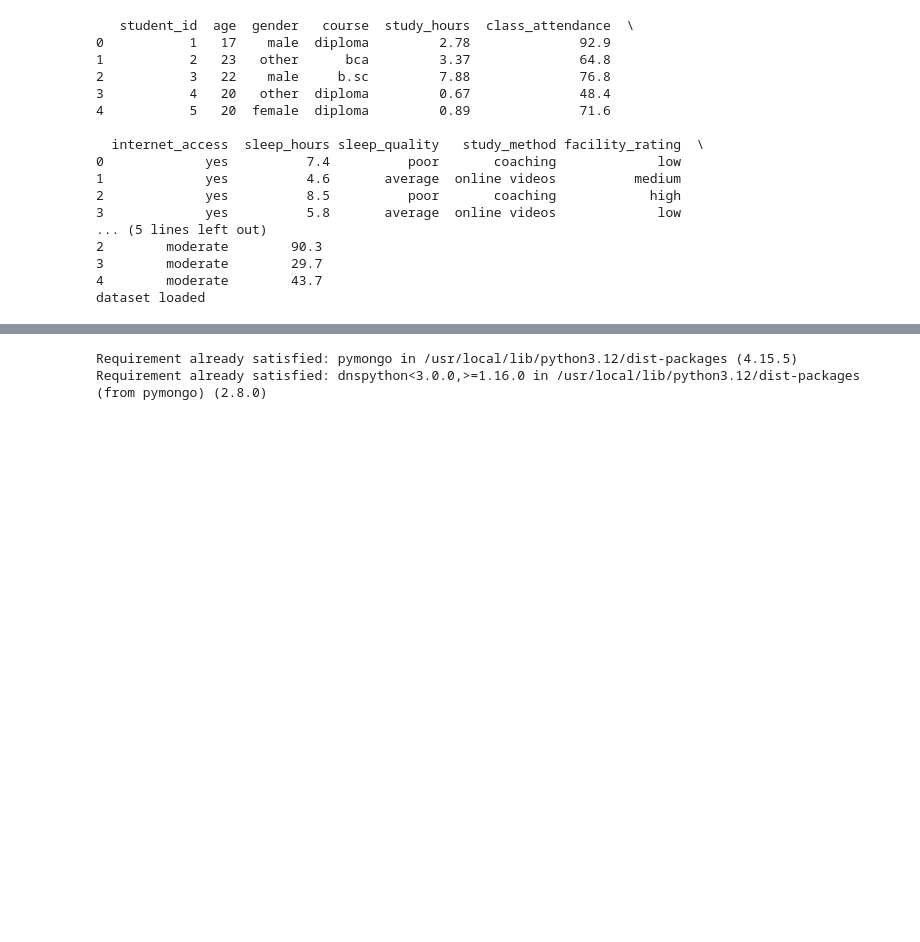
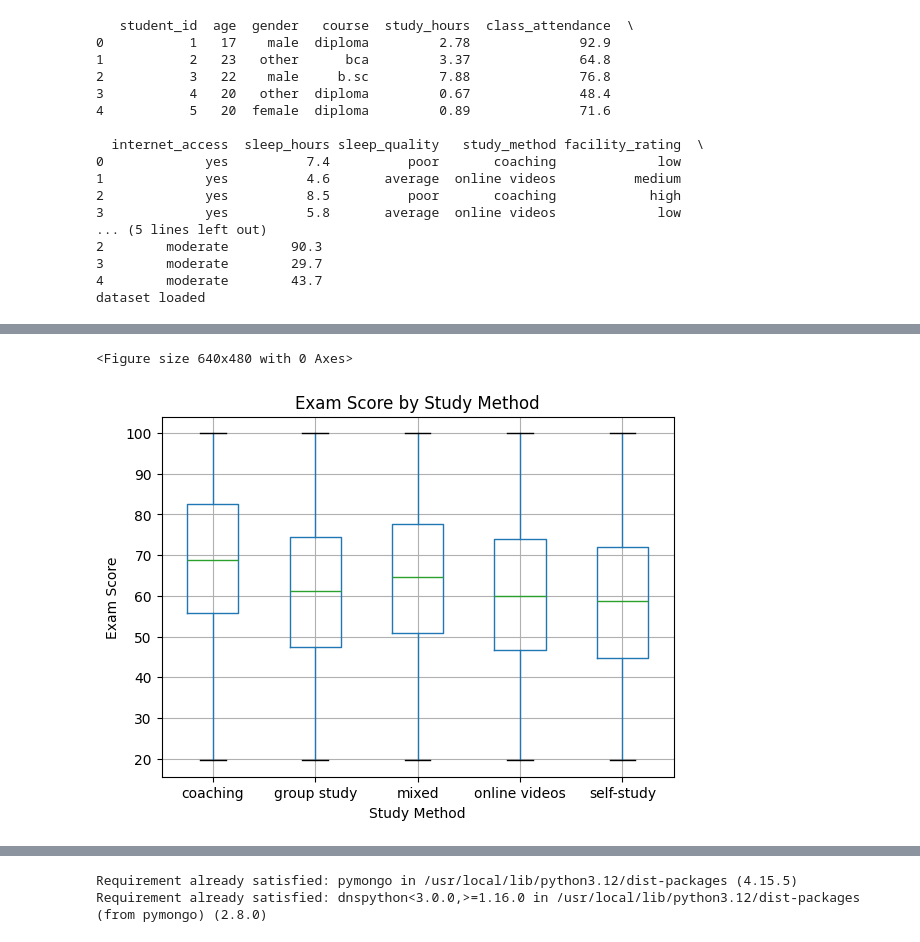
Before and after one commit to dohaneedsrest/BigDataAnalyticsFinalProject, a Jupyter notebook: BigDataFinalProject.ipynb, the cells around one changed output, grey strips where cells are left out. Drawn from its saved outputs; the diff is of its cells as text; code cells hidden in the pictures; blank space fills up the shorter version.

```diff
--- a/BigDataFinalProject.ipynb
+++ b/BigDataFinalProject.ipynb
@@ -38,0 +163,11 @@ print ('EDA here')
+# %%
+plt.figure()
+df.boxplot(column='exam_score', by='study_method')
+plt.title('Exam Score by Study Method')
+plt.suptitle('')
+plt.xlabel('Study Method')
+plt.ylabel('Exam Score')
+plt.show()
+# %% [output]
+<Figure size 640x480 with 0 Axes>
+[figure, added]
```
Also changed, not shown: parts of 14 cells of this notebook.
